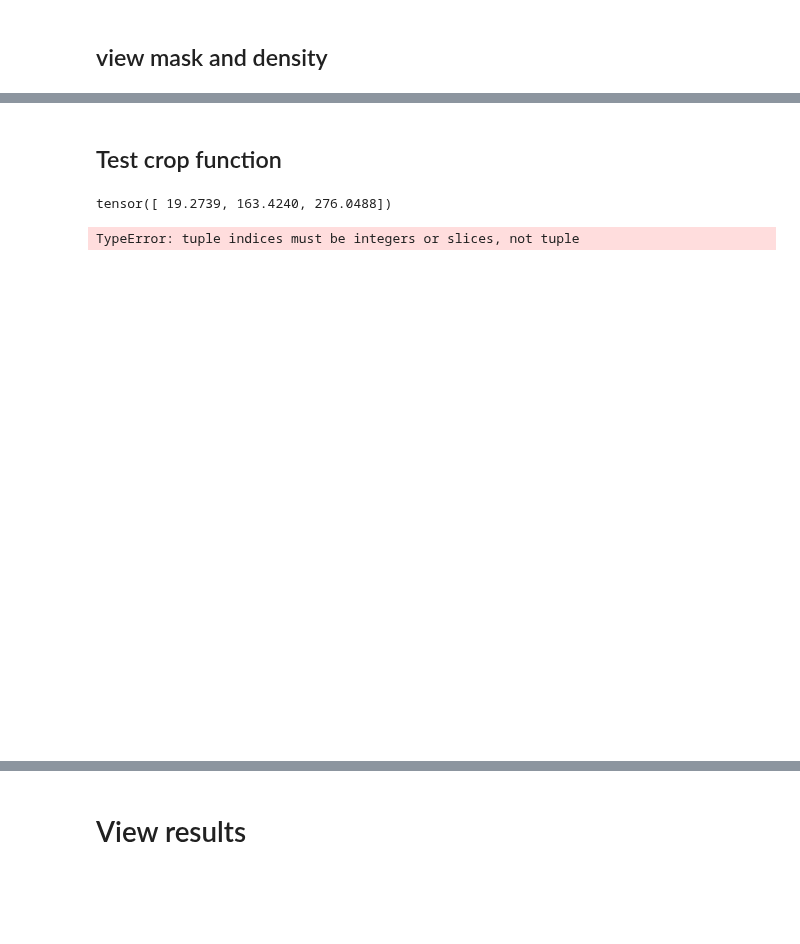
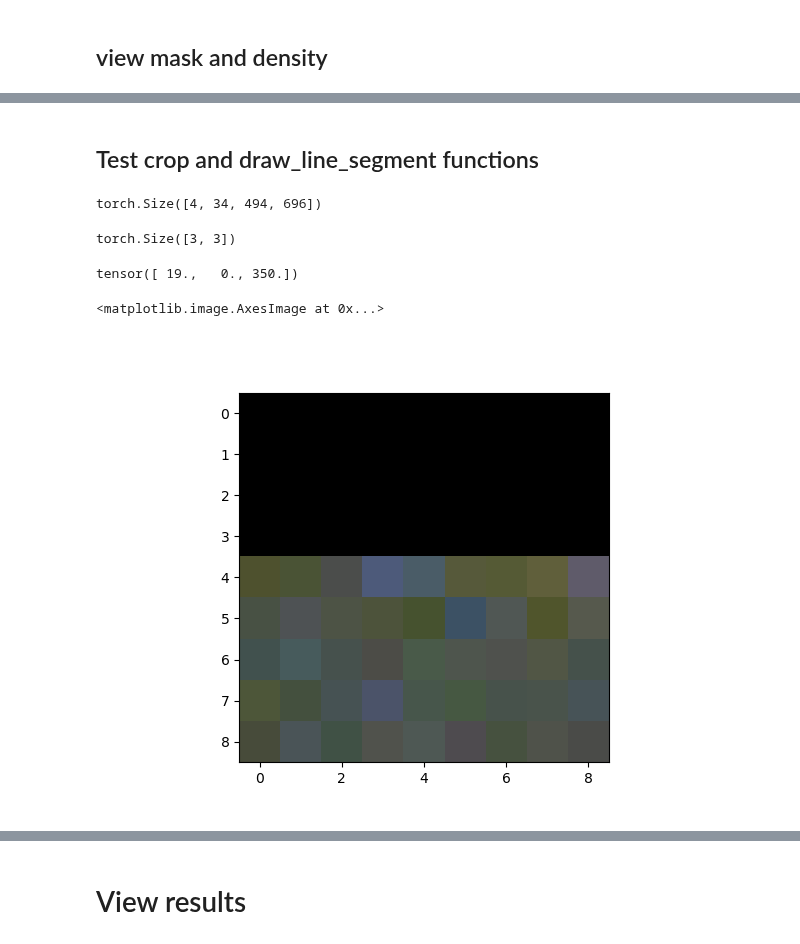
Before and after one commit to twardlab/neurotrack, a Jupyter notebook: neuron_trx/notebooks/neuron_trx_tests.ipynb, the cells around one changed output, grey strips where cells are left out. Cells and saved outputs as stored; diff of their text form; code cells hidden in the pictures; blank space fills up the shorter version.

```diff
--- a/neuron_trx/notebooks/neuron_trx_tests.ipynb
+++ b/neuron_trx/notebooks/neuron_trx_tests.ipynb
@@ -155,10 +155,10 @@ dqn_model.train(env,
                 eps_start=eps_start,
                 eps_end=eps_end,
                 eps_decay=eps_decay,
-                save_snapshots=False,
+                save_snapshots=True,
                 show=False,
                 output="/home/brysongray/tractography/outputs",
-                name='')
+                name='test')
 # %% [output]
 KeyboardInterrupt:
 # %% [markdown]
@@ -175,15 +175,23 @@ ax[2].imshow(env.mask.data[0].amax(dim=0))
 # %% [markdown]
-## Test crop function
+## Test crop  and draw_line_segment functions
+# %%
+env.img.data.shape
+# %% [output]
+torch.Size([4, 34, 494, 696])
 # %%
-env.paths[0][-1]
+env.paths[0].shape
 # %% [output]
-tensor([ 19.2739, 163.4240, 276.0488])
+torch.Size([3, 3])
 # %%
-c = env.paths[0][-1]
+# c = env.paths[0][-1]
+c = torch.tensor([19, 0.0, 350.0])
+b = torch.tensor([0,0.0,0.0])
+print(c+b)
 r = 4
-I = env.img.crop(center=c, radius=r)[:3]
+I = env.img.crop(center=c+b, radius=r, interp=True)[0][:3]
 plt.figure()
 plt.imshow(I[:, r].permute(1,2,0))
 # %% [output]
-TypeError: tuple indices must be integers or slices, not tuple
+tensor([ 19.,   0., 350.])
+<matplotlib.image.AxesImage at 0x...>
-[figure, old version]
+[figure, new version]
```
Also changed, not shown: parts of 9 cells of this notebook, 4 other files.
